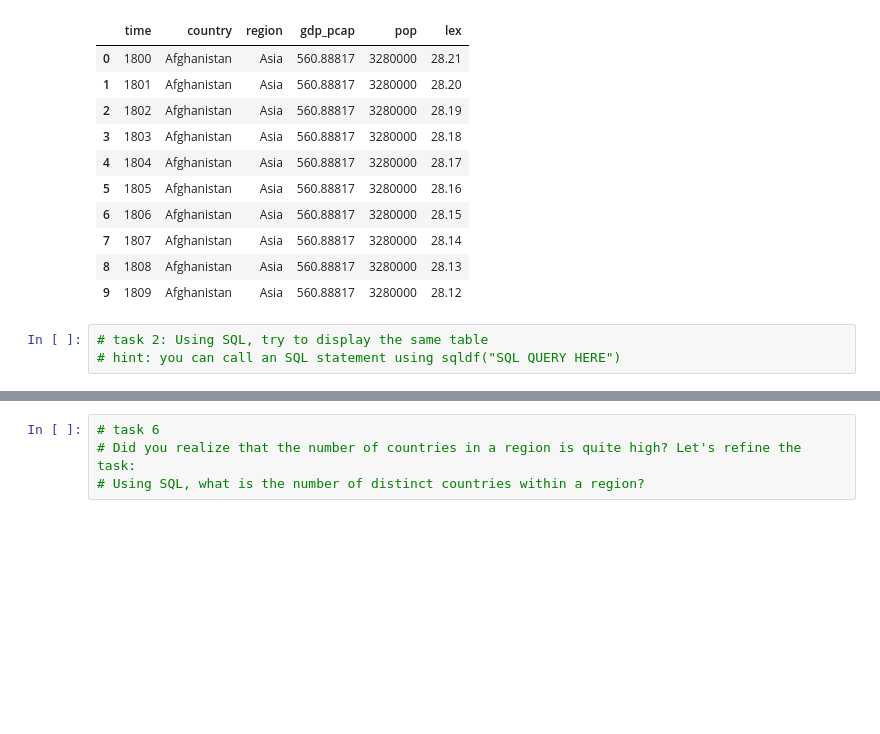
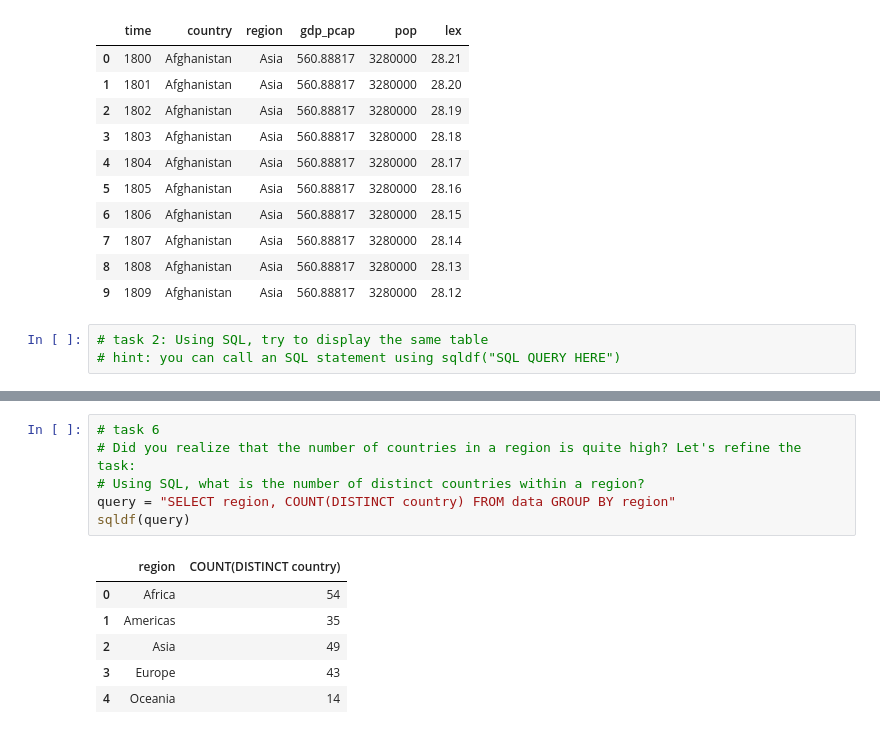
Before and after one commit to smbeche/smbeche.github.io, a Jupyter notebook: colab/database_architecture.ipynb, the cells around one changed output, grey strips where cells are left out. Cells and saved outputs as stored; diff of their text form; blank space fills up the shorter version.

```diff
--- a/colab/database_architecture.ipynb
+++ b/colab/database_architecture.ipynb
@@ -258,4 +294,13 @@ display(data.head(10))
 # %%
 # task 6
 # Did you realize that the number of countries in a region is quite high? Let's refine the task:
 # Using SQL, what is the number of distinct countries within a region?
+query = "SELECT region, COUNT(DISTINCT country) FROM data GROUP BY region"
+sqldf(query)
+# %% [output]
+|  | region | COUNT(DISTINCT country) |
+| 0 | Africa | 54 |
+| 1 | Americas | 35 |
+| 2 | Asia | 49 |
+| 3 | Europe | 43 |
+| 4 | Oceania | 14 |
```
Also changed, not shown: parts of 8 cells of this notebook.
